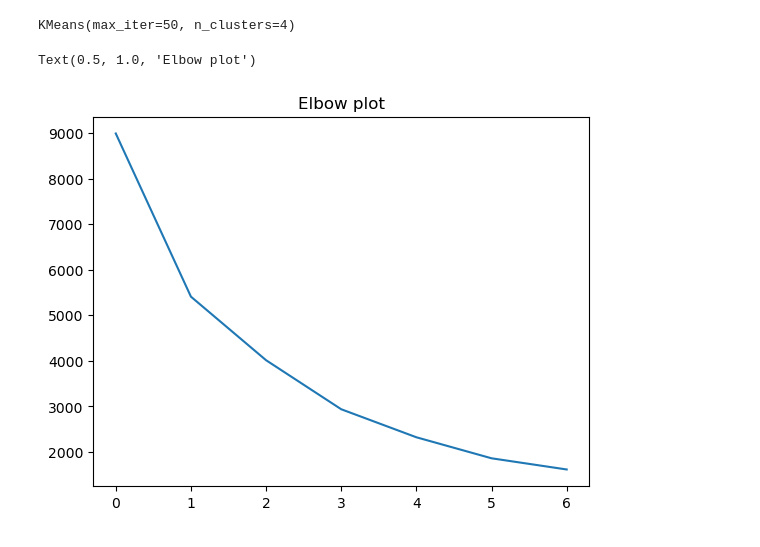
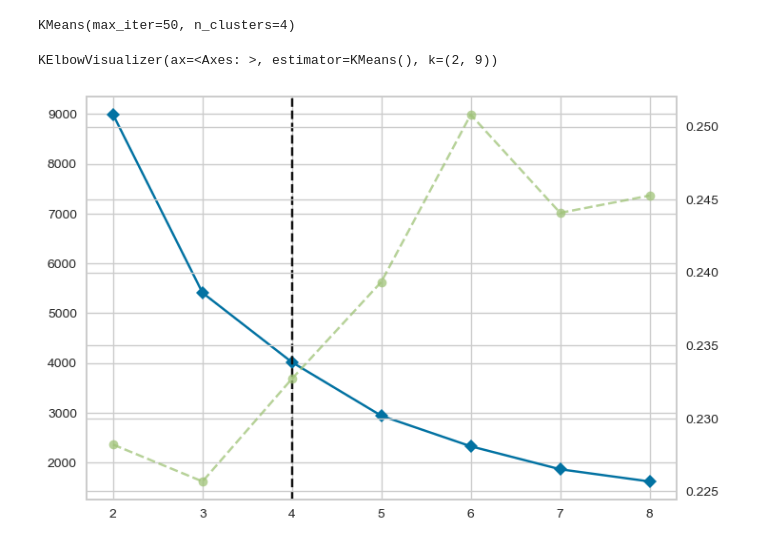
Before and after one commit to dminchev1/practice, a Jupyter notebook: customer_segmentation.ipynb.ipynb, the cells around one changed output. Saved outputs shown, nothing was run; the diff lists cells and outputs as text; code cells hidden in the pictures.

Commit message:
visual plots

```diff
--- a/customer_segmentation.ipynb.ipynb
+++ b/customer_segmentation.ipynb.ipynb
@@ -70,15 +73,11 @@ kmeans
 # %% [output]
 KMeans(max_iter=50, n_clusters=4)
 # %%
-collect = []
-n_clusters = list(range(2,9))
-for i in n_clusters:
-    kmeans = KMeans(n_clusters=i, max_iter=50)
-    kmeans.fit(rfm_scaled)
-    collect.append(kmeans.inertia_)
+# collect = []
+# n_clusters = list(range(2,9))
+# for i in n_clusters:
+#     kmeans = KMeans(n_clusters=i, max_iter=50)
+#     kmeans.fit(rfm_scaled)
+#     collect.append(kmeans.inertia_)
+
+# There is easier way with yellowbrick library
-# %%
-plt.plot(collect)
-plt.title('Elbow plot')
-# %% [output]
-Text(0.5, 1.0, 'Elbow plot')
-[figure, removed]
@@ -84,0 +86,9 @@ Text(0.5, 1.0, 'Elbow plot')
+# %%
+from yellowbrick.cluster import KElbowVisualizer
+
+elbow_visual = KElbowVisualizer(KMeans(), k=(2,9),
+                                random_state=42)
+elbow_visual.fit(rfm_scaled)
+# %% [output]
+KElbowVisualizer(ax=<Axes: >, estimator=KMeans(), k=(2, 9))
+[figure, added]
```
Also changed, not shown: parts of 9 cells of this notebook.
